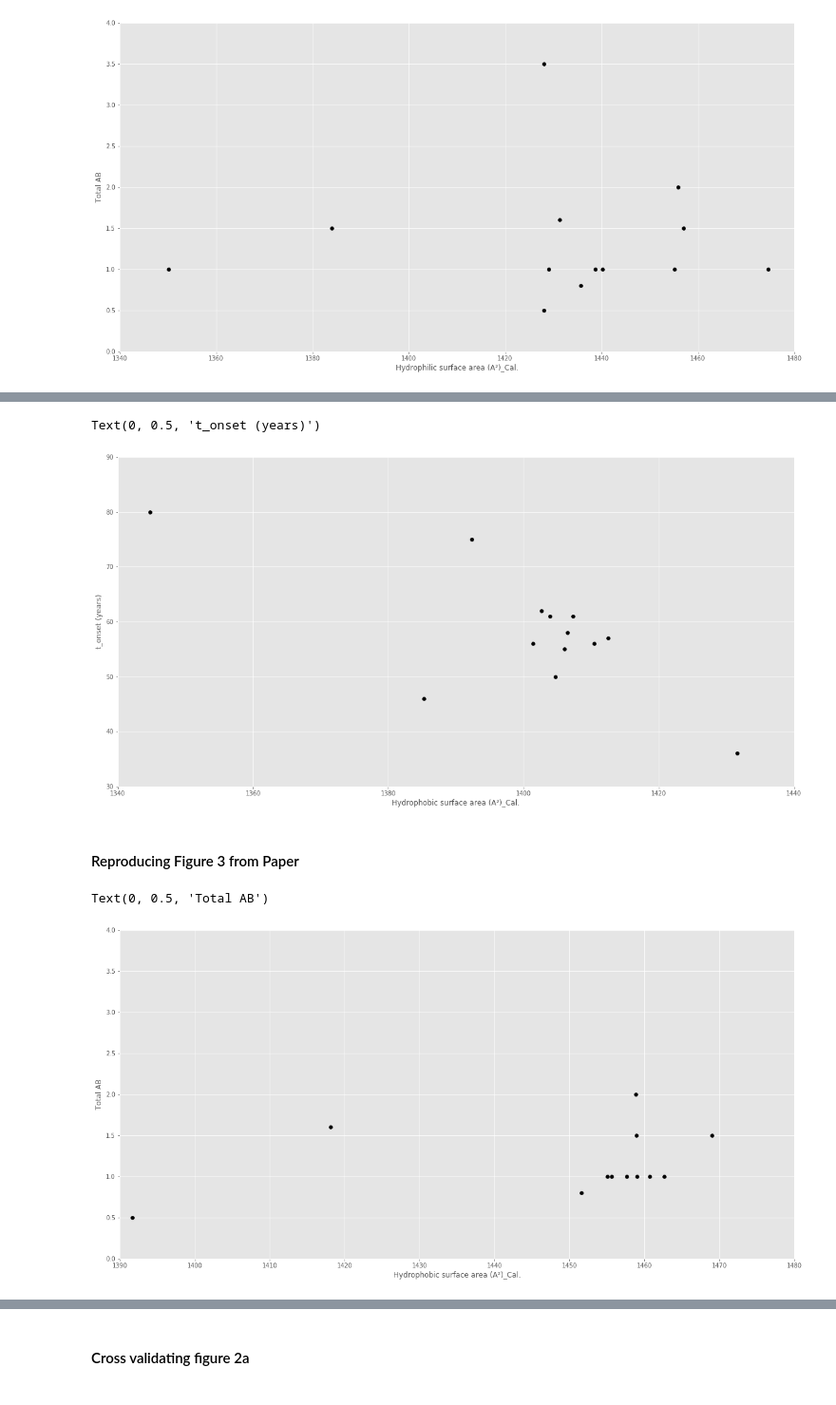
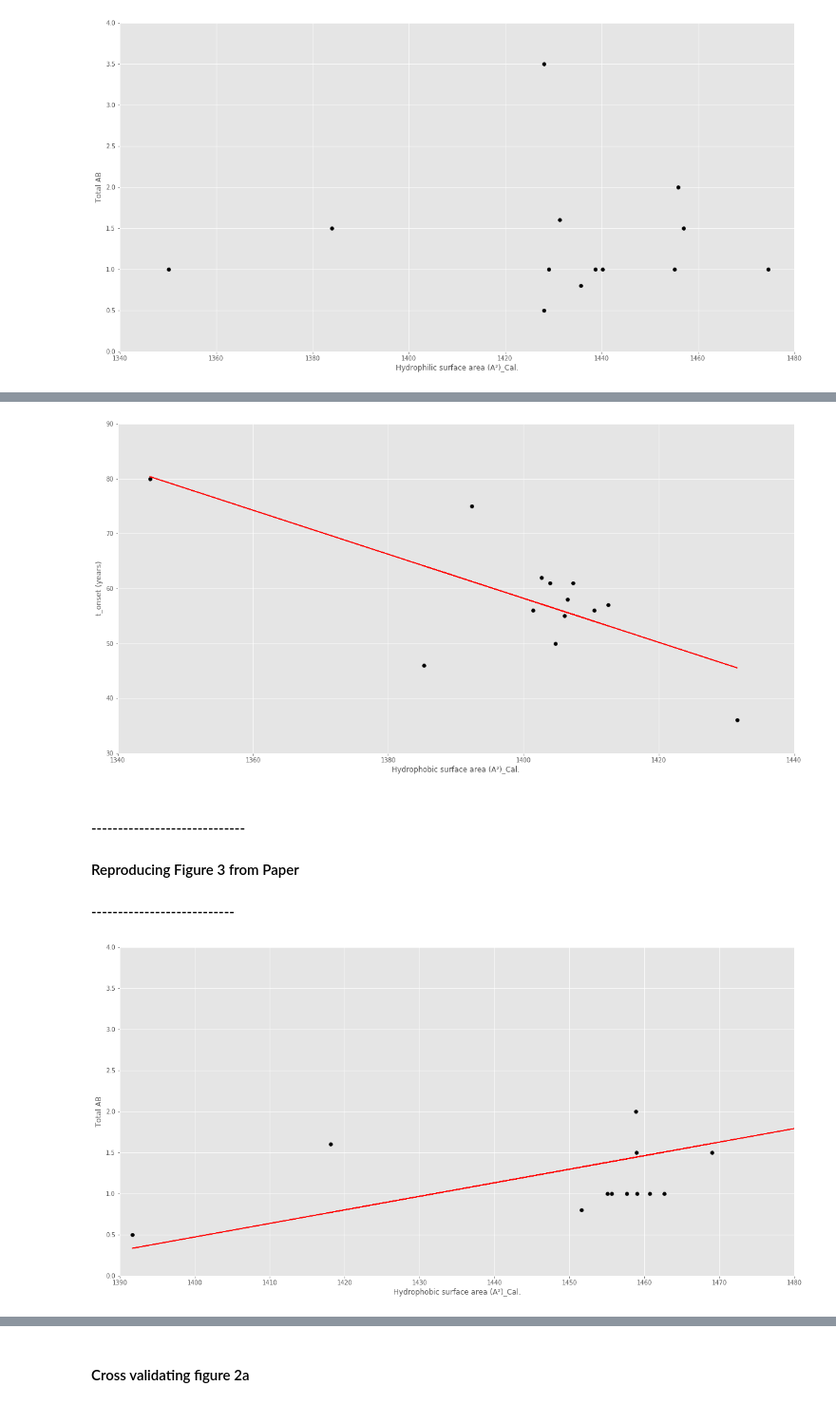
Before and after one commit to 188-project/Amyloid-Beta-Final-Project, a Jupyter notebook: 3-9 Final Project Amyloid Beta.ipynb, the cells around one changed output, grey strips where cells are left out. Shown at 95% size. Drawn from its saved outputs; the diff is of its cells as text; code cells hidden in the pictures.

```diff
--- a/3-9 Final Project Amyloid Beta.ipynb
+++ b/3-9 Final Project Amyloid Beta.ipynb
@@ -173,9 +173,9 @@ assert(np.all(least_sq(residuals_OLS, guess_params_dummy, args_LS = (x_dummy, y_
 def generate_linear_model(x_GM, y_GM, guess_params_GM, residuals_GM):
     beta_GM = least_sq(residuals_GM, guess_params_GM, args_LS = (x_GM, y_GM))
     y_model_GM = beta_GM[0] * x_GM + beta_GM[1]
-    return y_model_GM
+    return [y_model_GM, beta_GM]
 
-assert(np.all(generate_linear_model(x_dummy, y_dummy, guess_params_dummy, residuals_OLS) == x_dummy))
+assert(np.all(generate_linear_model(x_dummy, y_dummy, guess_params_dummy, residuals_OLS)[0] == x_dummy))
 # %%
 # Create a function for generating a cubic model
 def cubic_model(x_CM, params_CM):
@@ -744,0 +771,12 @@ Text(0, 0.5, 'Total AB')
+# %%
+def rearrange_data(array, first_point, second_point, third_point):
+    new_data = []
+    for i in range(len(array)):
+        new_data.append(array[i])
+
+    new_data.append(first_point)
+    new_data.append(second_point)
+    new_data.append(third_point)
+
+
+    return np.asarray(new_data)
@@ -841,23 +935,16 @@ Text(0, 0.5, 't_onset (years)')
 # %%
 #Figure 2d
-_2LFM_hydrophobic_SAS_subset_1 = _2LFM_hydrophobic_SAS[0:10]
-_2LFM_t_onset_subset_1 = _2LFM_t_onset[0:10]
-
-_2LFM_hydrophobic_SAS_E22K = _2LFM_hydrophobic_SAS[10]
-_2LFM_t_onset_E22K = _2LFM_t_onset[11]
-
-_2LFM_hydrophobic_SAS_E22Q = _2LFM_hydrophobic_SAS[11]
-_2LFM_t_onset_E22Q = _2LFM_t_onset[10]
-
-_2LFM_hydrophobic_SAS_D23N = _2LFM_hydrophobic_SAS[12]
-_2LFM_t_onset_D23N = _2LFM_t_onset[12]
 
 #Plot data
 plt.figure(figsize = (20, 10))
-plt.scatter(_2LFM_hydrophobic_SAS_subset_1, _2LFM_t_onset_subset_1, c = 'k')
-plt.scatter(_2LFM_hydrophobic_SAS_E22K, _2LFM_t_onset_E22K, c = 'k')
-plt.scatter(_2LFM_hydrophobic_SAS_E22Q, _2LFM_t_onset_E22Q, c = 'k')
-plt.scatter(_2LFM_hydrophobic_SAS_D23N, _2LFM_t_onset_D23N, c = 'k')
+plt.scatter(AllHydrophobicSASFig2d, AllTOnsetFig2d, c = 'k')
+
+# Generate Linear Model
+guess_params_fig_2d = [-4, 300]
+model_fig_2d = generate_linear_model(AllHydrophobicSASFig2d, AllTOnsetFig2d, guess_params_fig_2d, residuals_OLS)
+
+# Plot Models
+plt.plot(AllHydrophobicSASFig2d, model_fig_2d[0], c = 'r')
 
 #Set axis limits
 axis = plt.gca()
@@ -867,8 +954,11 @@ axis.set_ylim([30,90])
 #Labels
 plt.xlabel('Hydrophobic surface area (A²)_Cal.')
 plt.ylabel('t_onset (years)')
+
+plt.show()
 # %% [output]
-Text(0, 0.5, 't_onset (years)')
-[figure, old version]
+[figure, new version]
 # %% [markdown]
+#### -----------------------------
 #### Reproducing Figure 3 from Paper
+#### ---------------------------
@@ -875,34 +1035,28 @@ Text(0, 0.5, 't_onset (years)')
 # %%
 #Figure 3a
-_1IYT_total_AB_subset_1 = _1IYT_total_AB[0:10]
-_1IYT_hydrophobic_SAS_subset_1 = _1IYT_hydrophobic_SAS[0:10]
-
-_1IYT_total_AB_E22K = _1IYT_total_AB[11]
-_1IYT_hydrophobic_SAS_E22K = _1IYT_hydrophobic_SAS[10]
-
-_1IYT_total_AB_E22Q = _1IYT_total_AB[10]
-_1IYT_hydrophobic_SAS_E22Q = _1IYT_hydrophobic_SAS[11]
-
-_1IYT_total_AB_D23N = _1IYT_total_AB[12]
-_1IYT_hydrophobic_SAS_D23N = _1IYT_hydrophobic_SAS[12]
 
 #Plot data
 plt.figure(figsize = (20, 10))
-plt.scatter(_1IYT_hydrophobic_SAS_subset_1, _1IYT_total_AB_subset_1, c = 'k')
-plt.scatter(_1IYT_hydrophobic_SAS_E22K, _1IYT_total_AB_E22K, c = 'k')
-plt.scatter(_1IYT_hydrophobic_SAS_E22Q, _1IYT_total_AB_E22Q, c = 'k')
-plt.scatter(_1IYT_hydrophobic_SAS_D23N, _1IYT_total_AB_D23N, c = 'k')
+plt.scatter(AllHydrophobicSASFig3a, AllTotalABFig3a, c = 'k')
+
+# Generate Linear Model
+guess_params_fig_3a = [0.1, -100]
+model_fig_3a = generate_linear_model(AllHydrophobicSASFig3a, AllTotalABFig3a, guess_params_fig_3a, residuals_OLS)
+
+# Plot Models
+plt.plot(AllHydrophobicSASFig3a, model_fig_3a[0], c = 'r')
 
 #Set axis limits
 axis = plt.gca()
 axis.set_xlim([1390,1480])
 axis.set_ylim([0,4])
 
 #Labels
 plt.xlabel('Hydrophobic surface area (A²)_Cal.')
 plt.ylabel('Total AB')
+
+plt.show()
 # %% [output]
-Text(0, 0.5, 'Total AB')
-[figure, old version]
+[figure, new version]
 # %%
 #Figure 3b
```
Also changed, not shown: parts of 19 cells of this notebook.
